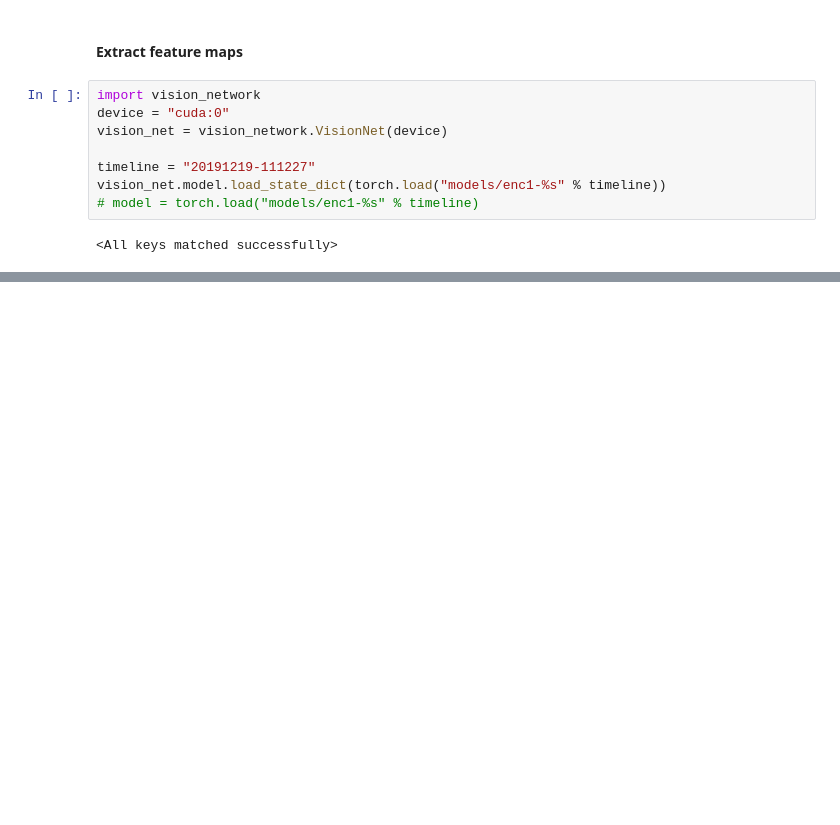
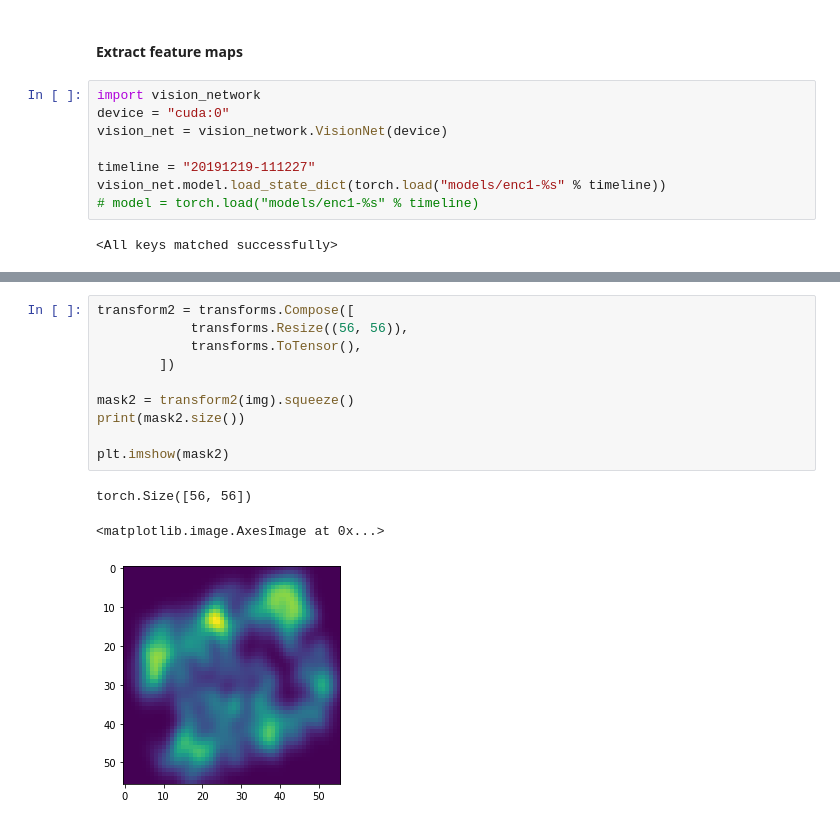
Before and after one commit to MariaPdg/hci-intermodal-reasoning, a Jupyter notebook: test_gaze.ipynb, the cells around one changed output, grey strips where cells are left out. Drawn from its saved outputs; the diff is of its cells as text; blank space fills up the shorter version.

```diff
--- a/test_gaze.ipynb
+++ b/test_gaze.ipynb
@@ -76,0 +121,14 @@ MaxPool2d(kernel_size=3, stride=2, padding=1, dilation=1, ceil_mode=False)
+# %%
+transform2 = transforms.Compose([
+            transforms.Resize((56, 56)),
+            transforms.ToTensor(),
+        ])
+
+mask2 = transform2(img).squeeze()
+print(mask2.size())
+
+plt.imshow(mask2)
+# %% [output]
+torch.Size([56, 56])
+<matplotlib.image.AxesImage at 0x...>
+[figure, added]
```
Also changed, not shown: parts of 8 cells of this notebook.
